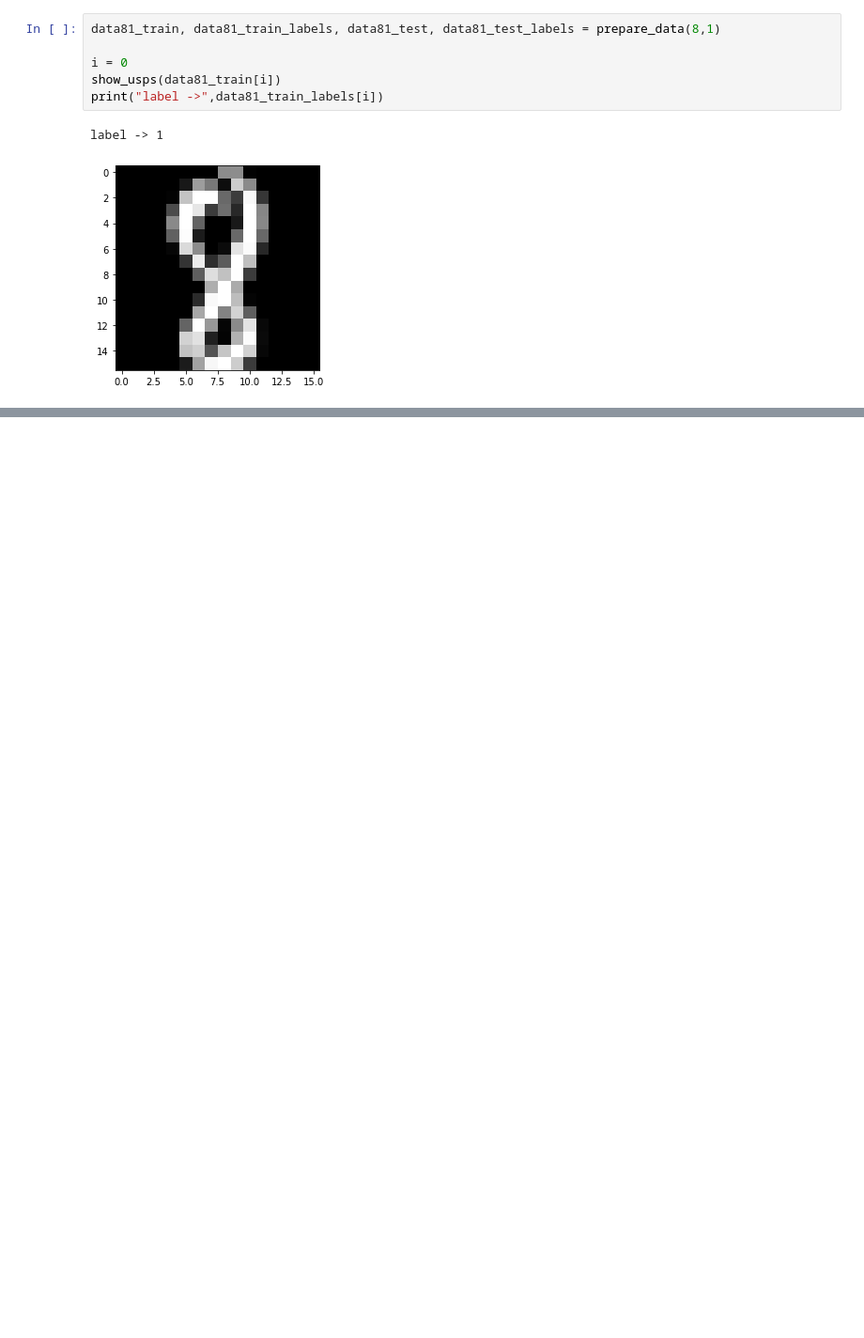
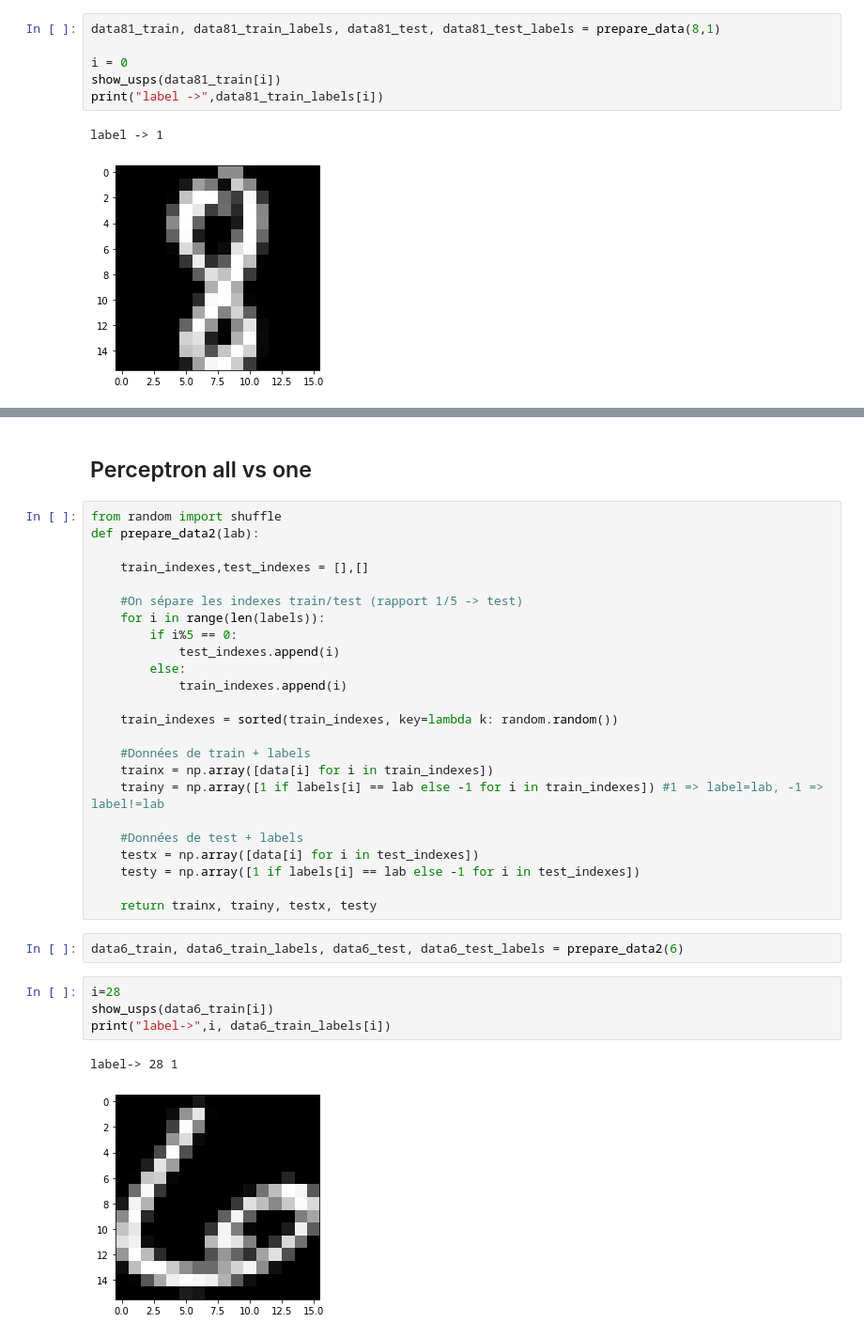
Before and after one commit to ghadaFerjani97/ML, a Jupyter notebook: tme3/tme3.ipynb, the cells around one changed output, grey strips where cells are left out. Shown at 94% size. Saved outputs shown, nothing was run; the diff lists cells and outputs as text; blank space fills up the shorter version.

```diff
--- a/tme3/tme3.ipynb
+++ b/tme3/tme3.ipynb
@@ -277,0 +290,35 @@ AttributeError: 'Lineaire' object has no attribute 'getWeights'
+# %% [markdown]
+## Perceptron all vs one
+# %%
+from random import shuffle
+def prepare_data2(lab):
+
+    train_indexes,test_indexes = [],[]
+
+    #On sépare les indexes train/test (rapport 1/5 -> test)
+    for i in range(len(labels)):
+        if i%5 == 0:
+            test_indexes.append(i)
+        else:
+            train_indexes.append(i)
+
+    train_indexes = sorted(train_indexes, key=lambda k: random.random())
+
+    #Données de train + labels
+    trainx = np.array([data[i] for i in train_indexes])
+    trainy = np.array([1 if labels[i] == lab else -1 for i in train_indexes]) #1 => label=lab, -1 => label!=lab
+
+    #Données de test + labels
+    testx = np.array([data[i] for i in test_indexes])
+    testy = np.array([1 if labels[i] == lab else -1 for i in test_indexes])
+
+    return trainx, trainy, testx, testy
+# %%
+data6_train, data6_train_labels, data6_test, data6_test_labels = prepare_data2(6)
+# %%
+i=28
+show_usps(data6_train[i])
+print("label->",i, data6_train_labels[i])
+# %% [output]
+label-> 28 1
+[figure, added]
```
Also changed, not shown: parts of 12 cells of this notebook.
